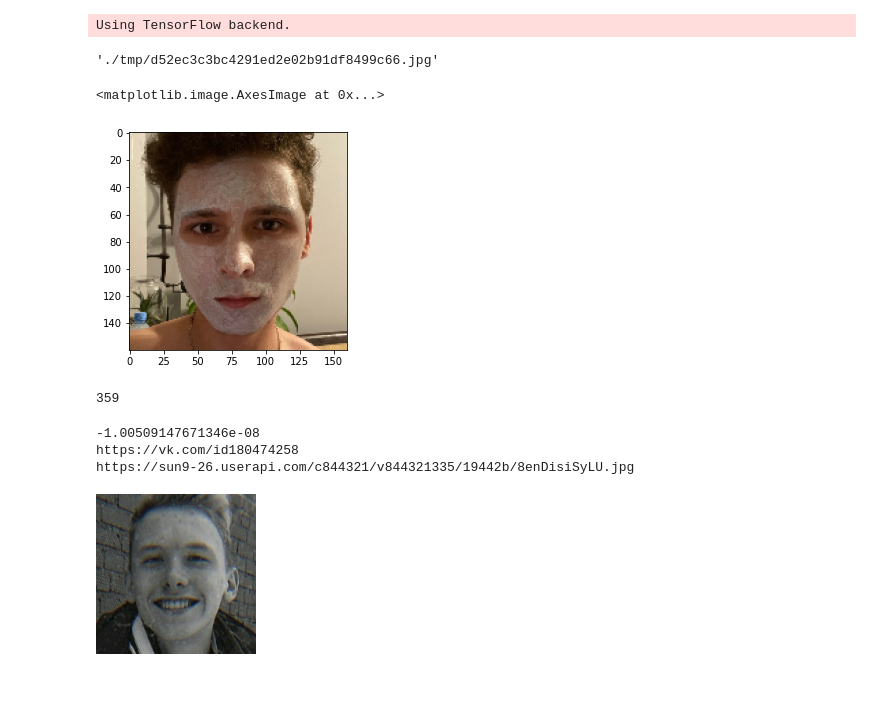
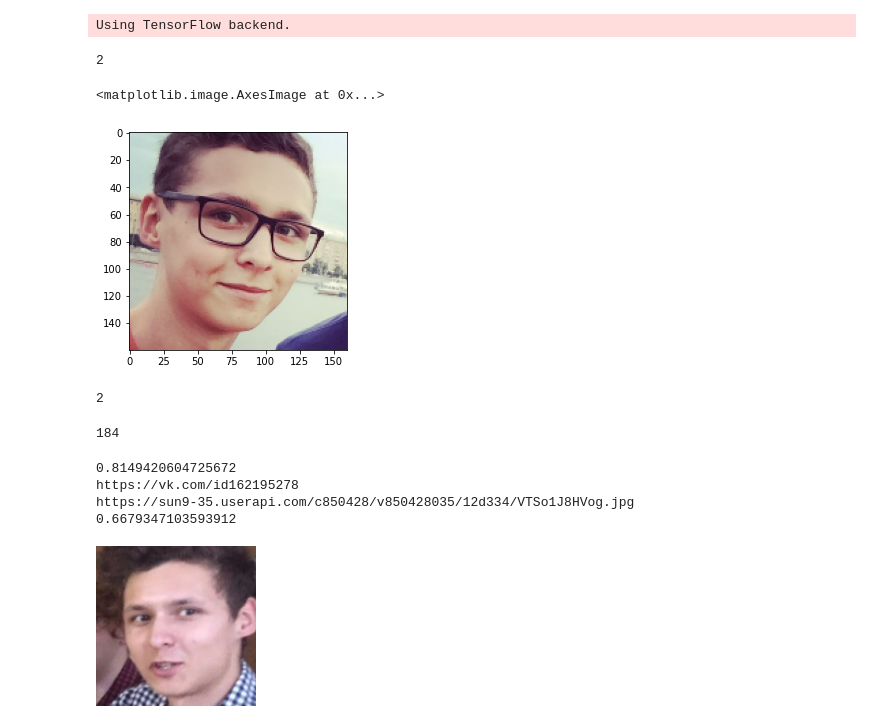
Before and after one commit to AlexRoar/FaceScrape, a Jupyter notebook: FaceFind.ipynb, the cells around one changed output. Saved outputs shown, nothing was run; the diff lists cells and outputs as text; code cells hidden in the pictures; blank space fills up the shorter version.

Commit message:
Face rec change

```diff
--- a/FaceFind.ipynb
+++ b/FaceFind.ipynb
@@ -20,19 +20,19 @@ from IPython.display import Image
 # %% [output]
 Using TensorFlow backend.
 # %%
-url = "https://sun3-13.userapi.com/F9KxGJD8VQseypU2PCYncdKh_vAhhFVRl-QFPQ/PFgSQWbEgnM.jpg"
+url = "https://sun9-57.userapi.com/c639626/v639626573/395bc/353RaT7o0Yc.jpg"
 loader = FaceLoader(url)
 loader.downloadImg()
-# %%
-loader.local_url
-# %% [output]
-'./tmp/d52ec3c3bc4291ed2e02b91df8499c66.jpg'
 # %%
 images = loader.load_and_align_image()
+# %%
+len(images)
+# %% [output]
+2
 # %%
 ind = 0
 # %%
 imshow(images[ind])
 # %% [output]
 <matplotlib.image.AxesImage at 0x...>
-[figure, old version]
+[figure, new version]
@@ -41,5 +39,12 @@ model = FaceNet()
+# %%
+model_path = 'keras-facenet-master/model/keras/model/facenet_keras.h5'
+model = load_model(model_path)
 # %%
 embs = loader.calc_embs(model=model, images=images)
+# %%
+len(embs)
+# %% [output]
+2
 # %%
 conn = mysql.connector.connect(user='face', host="localhost", password="Hr3mI3PM5JlFWrub", database='global_scrape', port=8889, collation="utf8mb4_general_ci")
 # %%
@@ -49,15 +54,17 @@ matches = processor.findMatches(embs[ind], batch=1000, threshold=1)
 # %%
 print(len(matches))
 # %% [output]
-359
+184
 # %%
-match_ind = 356
+match_ind = 59
 print(matches[match_ind][-1])
 print("https://vk.com/id"+matches[match_ind][-4])
 print(matches[match_ind][0])
+print(1 - FaceLoader.calc_dist_cosine(embs[ind], json.loads(matches[match_ind][1])))
 Image(filename='./fragments/' + matches[match_ind][-2] + '.png')
 # %% [output]
--1.00509147671346e-08
-https://vk.com/id180474258
-https://sun9-26.userapi.com/c844321/v844321335/19442b/8enDisiSyLU.jpg
+0.8149420604725672
+https://vk.com/id162195278
+https://sun9-35.userapi.com/c850428/v850428035/12d334/VTSo1J8HVog.jpg
+0.6679347103593912
-[figure, old version]
+[figure, new version]
```
Also changed, not shown: parts of 2 cells of this notebook, 3 other files.
